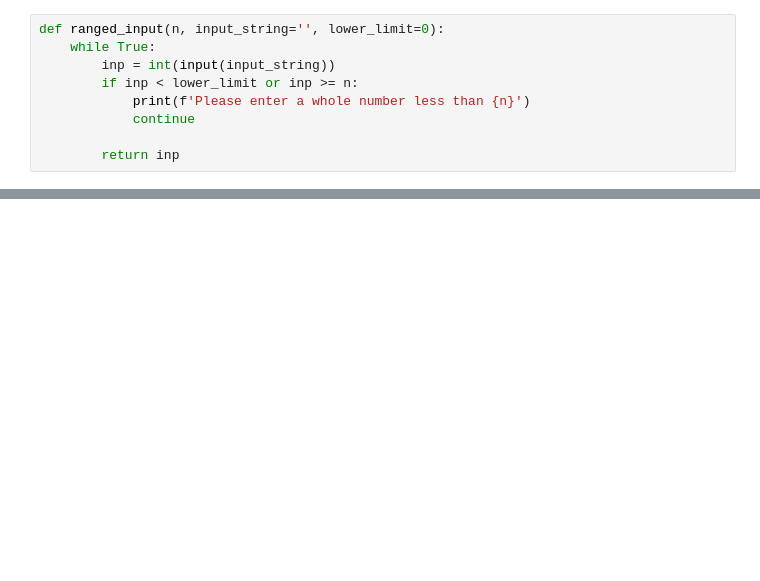
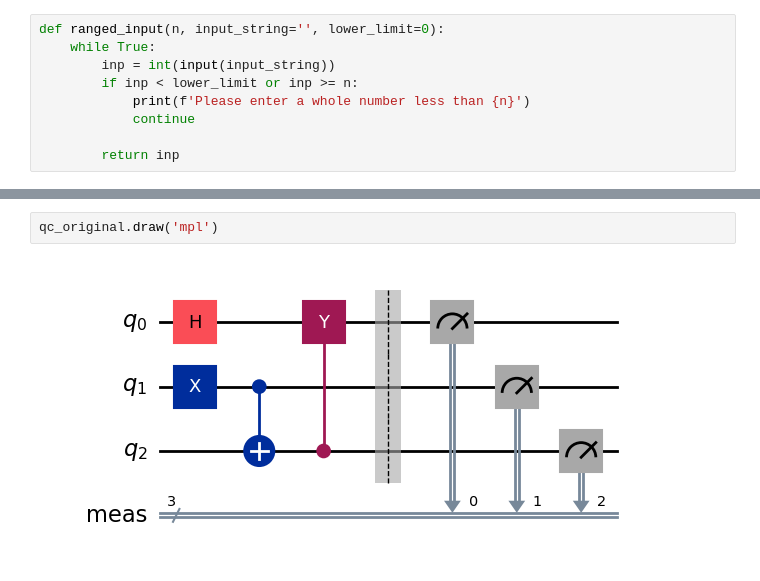
Before and after one commit to amalraj28/qiskit, a Jupyter notebook: composite-gates.ipynb, the cells around one changed output, grey strips where cells are left out. Drawn from its saved outputs; the diff is of its cells as text; blank space fills up the shorter version.

```diff
--- a/composite-gates.ipynb
+++ b/composite-gates.ipynb
@@ -196,0 +195,4 @@ qc.draw('mpl')
+# %%
+qc_original.draw('mpl')
+# %% [output]
+[figure, added]
```
Also changed, not shown: parts of 11 cells of this notebook.
